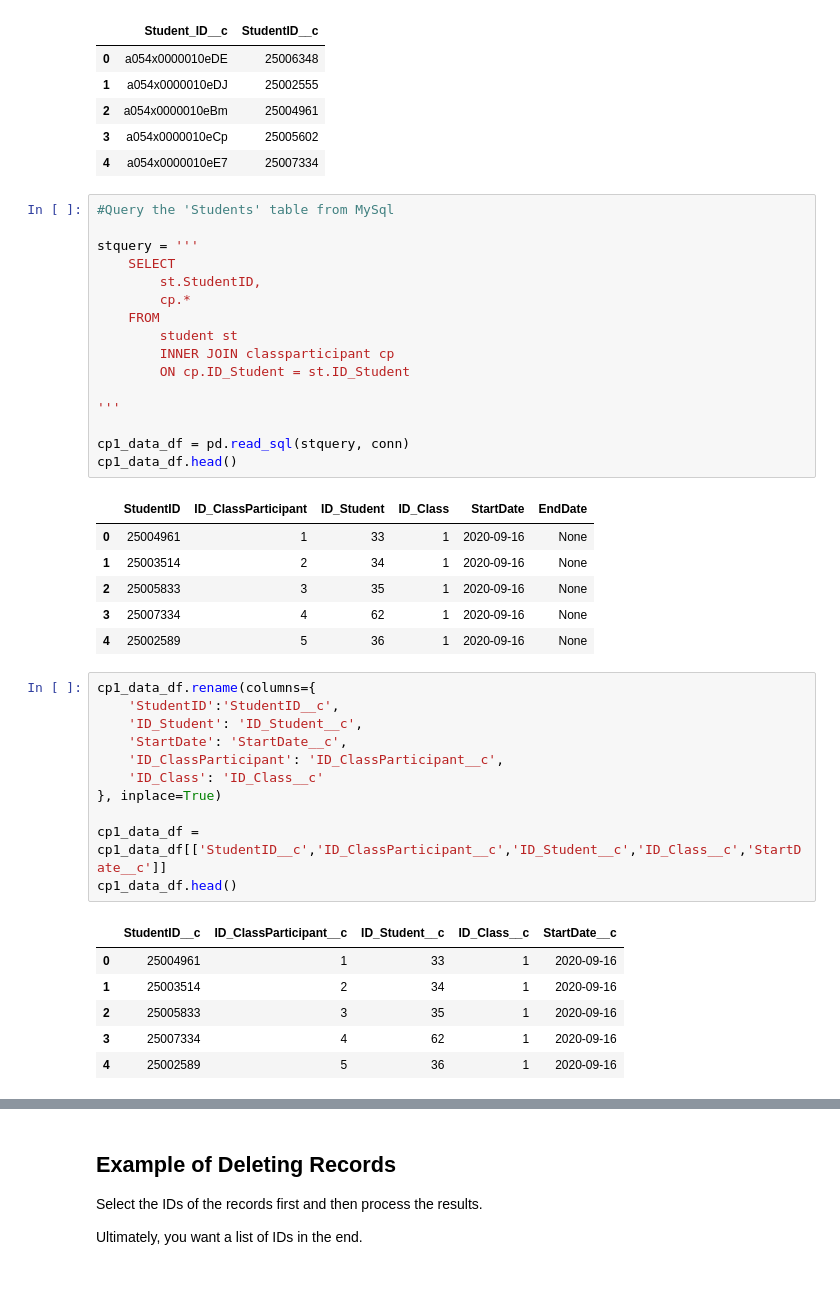
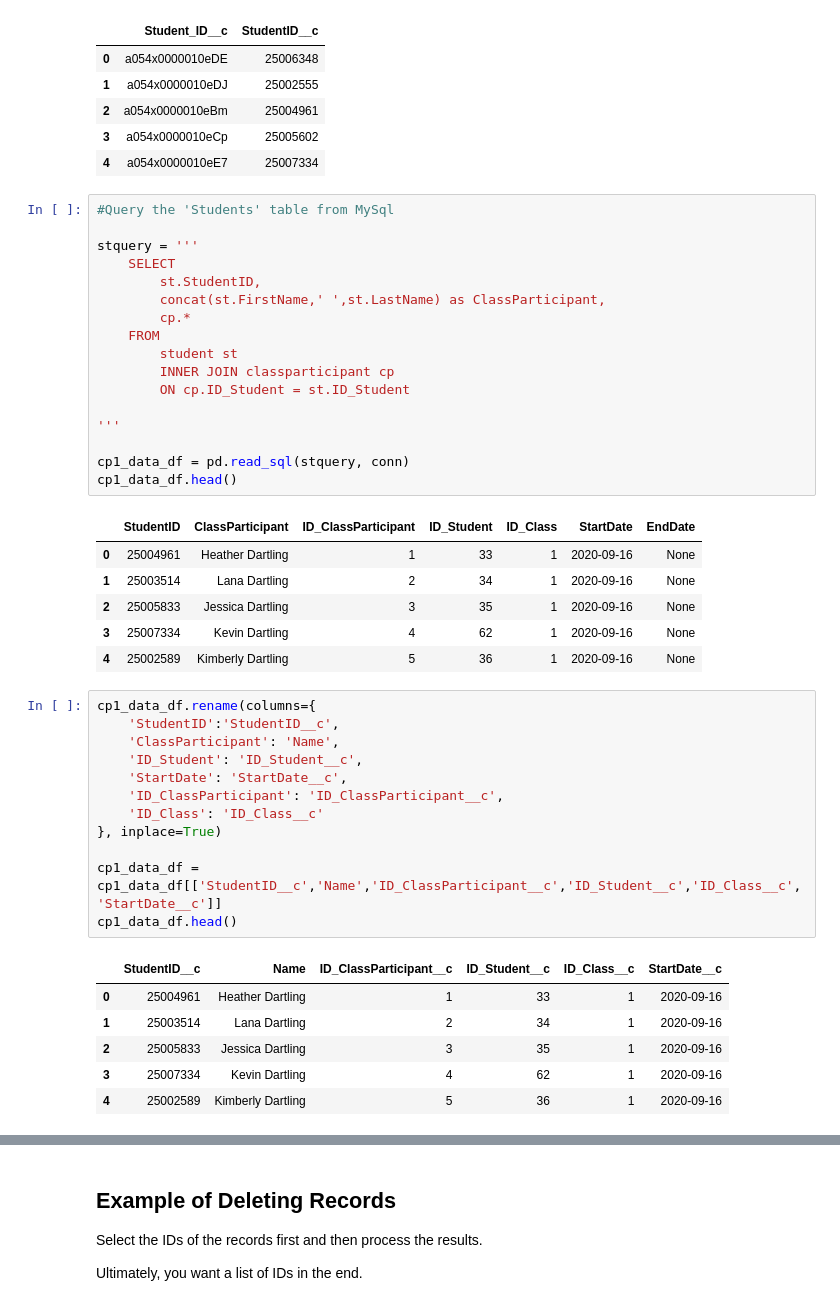
Before and after one commit to mgfrancis/etl_salesforce, a Jupyter notebook: Salesforce-ETL-Project-Starter-Code-Copy1.ipynb, the cells around one changed output, grey strips where cells are left out. Cells and saved outputs as stored; diff of their text form.

```diff
--- a/Salesforce-ETL-Project-Starter-Code-Copy1.ipynb
+++ b/Salesforce-ETL-Project-Starter-Code-Copy1.ipynb
@@ -510,44 +484,46 @@ student_lookup_df.head()
 # %%
 #Query the 'Students' table from MySql
 
 stquery = '''
     SELECT
         st.StudentID,
+        concat(st.FirstName,' ',st.LastName) as ClassParticipant,
         cp.*
     FROM
         student st
         INNER JOIN classparticipant cp
         ON cp.ID_Student = st.ID_Student
 
 '''
 
 cp1_data_df = pd.read_sql(stquery, conn)
 cp1_data_df.head()
 # %% [output]
-|  | StudentID | ID_ClassParticipant | ID_Student | ID_Class | StartDate | EndDate |
-| 0 | 25004961 | 1 | 33 | 1 | 2020-09-16 | None |
-| 1 | 25003514 | 2 | 34 | 1 | 2020-09-16 | None |
-| 2 | 25005833 | 3 | 35 | 1 | 2020-09-16 | None |
-| 3 | 25007334 | 4 | 62 | 1 | 2020-09-16 | None |
-| 4 | 25002589 | 5 | 36 | 1 | 2020-09-16 | None |
+|  | StudentID | ClassParticipant | ID_ClassParticipant | ID_Student | ID_Class | StartDate | EndDate |
+| 0 | 25004961 | Heather Dartling | 1 | 33 | 1 | 2020-09-16 | None |
+| 1 | 25003514 | Lana Dartling | 2 | 34 | 1 | 2020-09-16 | None |
+| 2 | 25005833 | Jessica Dartling | 3 | 35 | 1 | 2020-09-16 | None |
+| 3 | 25007334 | Kevin Dartling | 4 | 62 | 1 | 2020-09-16 | None |
+| 4 | 25002589 | Kimberly Dartling | 5 | 36 | 1 | 2020-09-16 | None |
 # %%
 cp1_data_df.rename(columns={
     'StudentID':'StudentID__c',
+    'ClassParticipant': 'Name',
     'ID_Student': 'ID_Student__c',
     'StartDate': 'StartDate__c',
     'ID_ClassParticipant': 'ID_ClassParticipant__c',
     'ID_Class': 'ID_Class__c'
 }, inplace=True)
 
-cp1_data_df = cp1_data_df[['StudentID__c','ID_ClassParticipant__c','ID_Student__c','ID_Class__c','StartDate__c']]
+cp1_data_df = cp1_data_df[['StudentID__c','Name','ID_ClassParticipant__c','ID_Student__c','ID_Class__c','StartDate__c']]
 cp1_data_df.head()
 # %% [output]
-|  | StudentID__c | ID_ClassParticipant__c | ID_Student__c | ID_Class__c | StartDate__c |
-| 0 | 25004961 | 1 | 33 | 1 | 2020-09-16 |
-| 1 | 25003514 | 2 | 34 | 1 | 2020-09-16 |
-| 2 | 25005833 | 3 | 35 | 1 | 2020-09-16 |
-| 3 | 25007334 | 4 | 62 | 1 | 2020-09-16 |
-| 4 | 25002589 | 5 | 36 | 1 | 2020-09-16 |
+|  | StudentID__c | Name | ID_ClassParticipant__c | ID_Student__c | ID_Class__c | StartDate__c |
+| 0 | 25004961 | Heather Dartling | 1 | 33 | 1 | 2020-09-16 |
+| 1 | 25003514 | Lana Dartling | 2 | 34 | 1 | 2020-09-16 |
+| 2 | 25005833 | Jessica Dartling | 3 | 35 | 1 | 2020-09-16 |
+| 3 | 25007334 | Kevin Dartling | 4 | 62 | 1 | 2020-09-16 |
+| 4 | 25002589 | Kimberly Dartling | 5 | 36 | 1 | 2020-09-16 |
 # %%
 #Join the students/classparticipants dataframe with the student Lookup table
 
```
Also changed, not shown: parts of 13 cells of this notebook.
